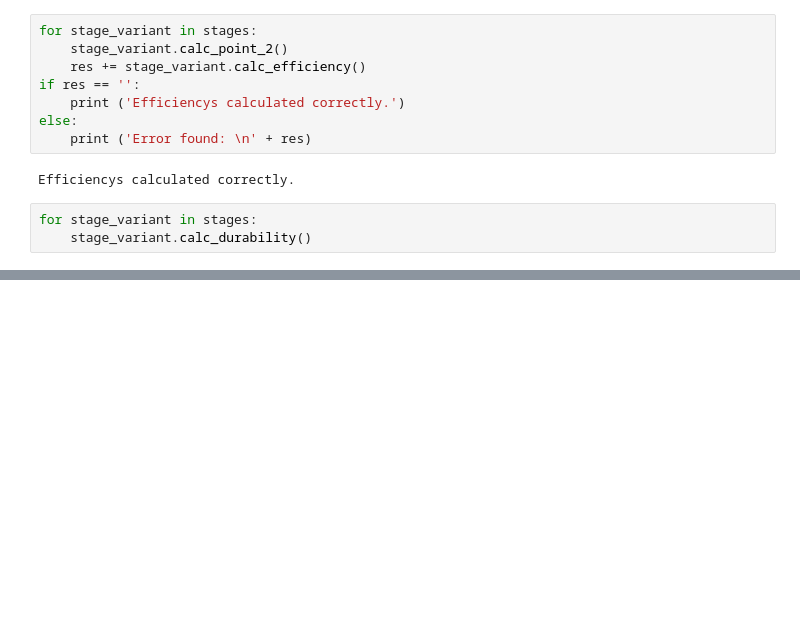
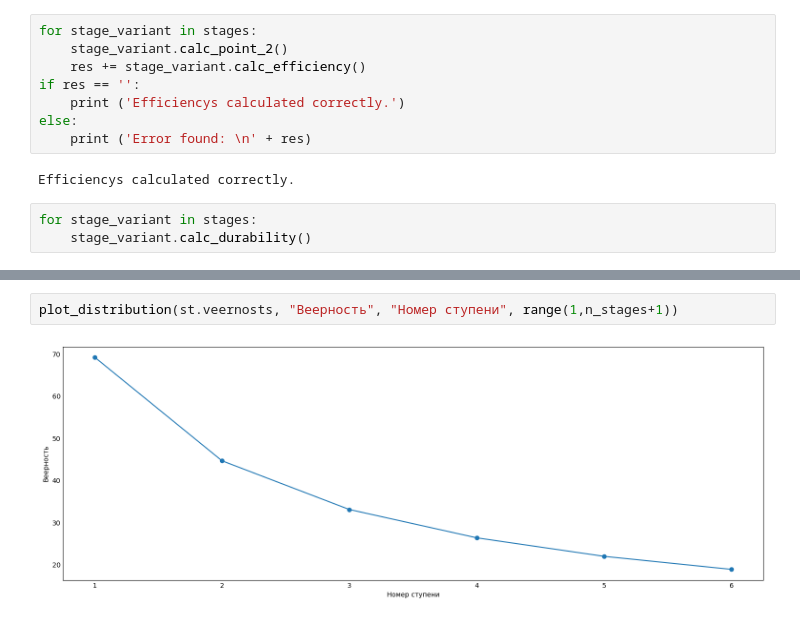
Before and after one commit to Gribtsi/turbines, a Jupyter notebook: Untitled10.ipynb, the cells around one changed output, grey strips where cells are left out. Cells and saved outputs as stored; diff of their text form; blank space fills up the shorter version.

```diff
--- a/Untitled10.ipynb
+++ b/Untitled10.ipynb
@@ -193,0 +240,4 @@ optimal_stage.build_triangles()
+# %%
+plot_distribution(st.veernosts, "Веерность", "Номер ступени", range(1,n_stages+1))
+# %% [output]
+[figure, added]
```
Also changed, not shown: parts of 14 cells of this notebook, 3 other files.
